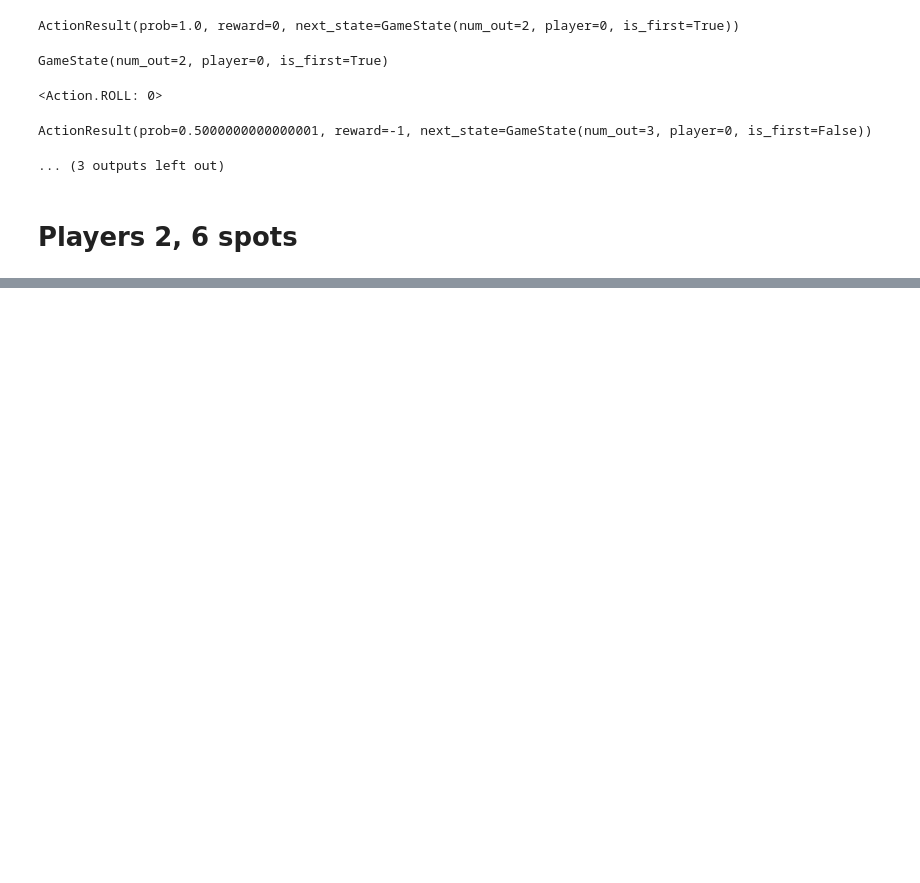
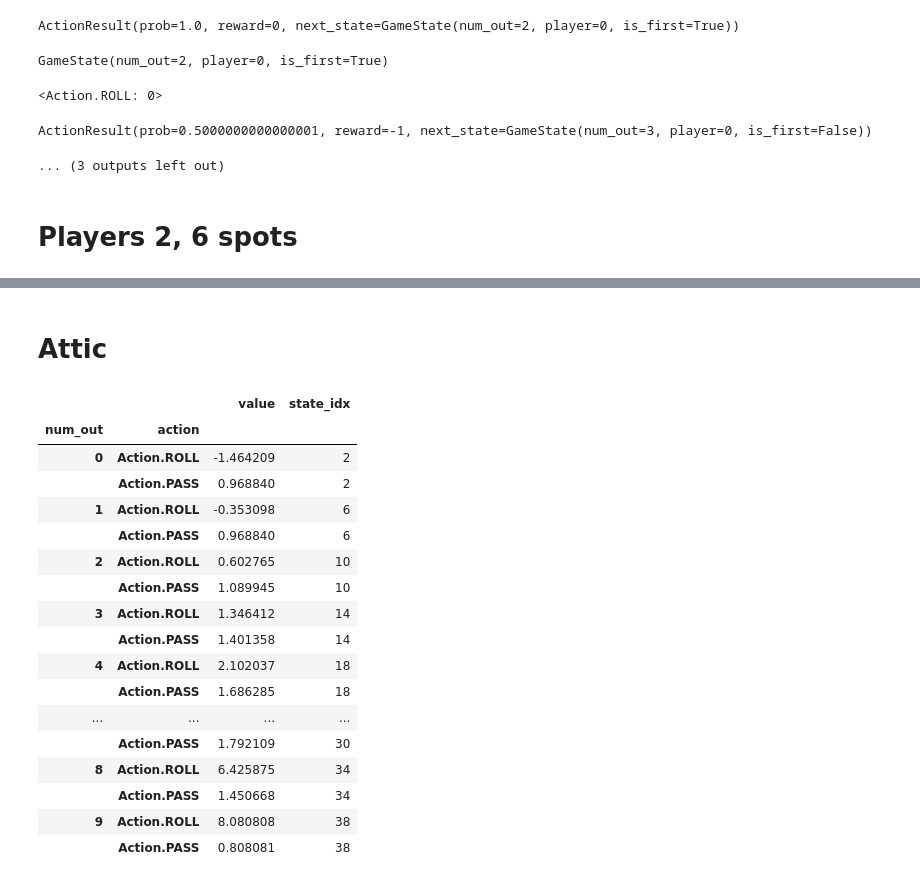
Before and after one commit to pfrstg/pennydropsolver, a Jupyter notebook: notebooks/analysis.ipynb, the cells around one changed output, grey strips where cells are left out. Saved outputs shown, nothing was run; the diff lists cells and outputs as text; code cells hidden in the pictures; blank space fills up the shorter version.

```diff
--- a/notebooks/analysis.ipynb
+++ b/notebooks/analysis.ipynb
@@ -104,0 +341,28 @@ df[(df["player"] == 0 ) & (~df["is_first"])]
+# %% [markdown]
+# Attic
+# %%
+df = value_table.to_dataframe()
+(df
+ [(df["player"] == 0 ) & (~df["is_first"])]
+ .set_index(["num_out", "action"])
+ [["value", "state_idx"]]
+)
+# %% [output]
+|  |  | value | state_idx |
+| num_out | action |  |  |
+| 0 | Action.ROLL | -1.464209 | 2 |
+|  | Action.PASS | 0.968840 | 2 |
+| 1 | Action.ROLL | -0.353098 | 6 |
+|  | Action.PASS | 0.968840 | 6 |
+| 2 | Action.ROLL | 0.602765 | 10 |
+|  | Action.PASS | 1.089945 | 10 |
+| 3 | Action.ROLL | 1.346412 | 14 |
+|  | Action.PASS | 1.401358 | 14 |
+| 4 | Action.ROLL | 2.102037 | 18 |
+|  | Action.PASS | 1.686285 | 18 |
+| ... | ... | ... | ... |
+|  | Action.PASS | 1.792109 | 30 |
+| 8 | Action.ROLL | 6.425875 | 34 |
+|  | Action.PASS | 1.450668 | 34 |
+| 9 | Action.ROLL | 8.080808 | 38 |
+|  | Action.PASS | 0.808081 | 38 |
```
Also changed, not shown: parts of 19 cells of this notebook, 1 other file.
